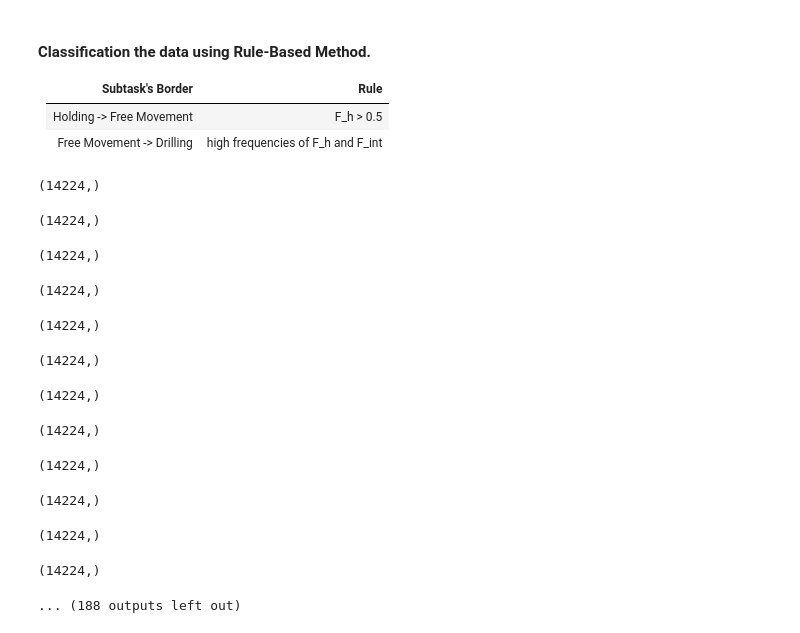
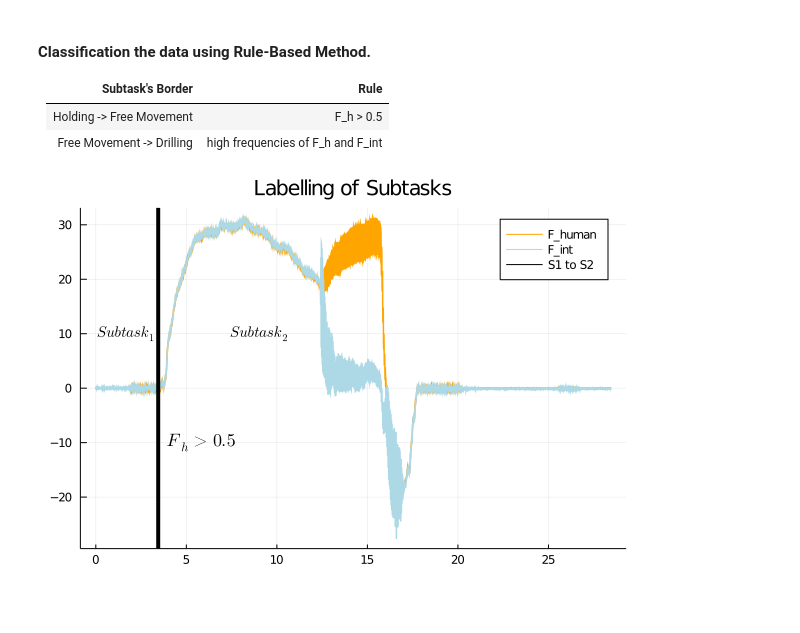
Before and after one commit to berkguler/comp541, a Jupyter notebook: v1.0.ipynb, the cells around one changed output. Drawn from its saved outputs; the diff is of its cells as text; code cells hidden in the pictures; blank space fills up the shorter version.

Commit message:
Labeling | Subtask 1 - Subtask 2

```diff
--- a/v1.0.ipynb
+++ b/v1.0.ipynb
@@ -139,23 +139,23 @@ X_selected =[X_selected[:,1] normalize(X_selected[:,2:end])];
 |------|------|
 | Holding -> Free Movement  | F_h > 0.5 |
 | Free Movement -> Drilling | high frequencies of F_h and F_int |
-# %%
-Y_selected = zeros(size(X))
-for index in 1:14224:length(X_selected)
-   #display(size(X[index:index+14224-1]))
-
-end
-# %% [output]
-(14224,)
-(14224,)
-(14224,)
-(14224,)
-(14224,)
-(14224,)
-(14224,)
-(14224,)
-(14224,)
-(14224,)
-(14224,)
-(14224,)
-... (188 outputs left out)
+# %%
+Y_selected = zeros(size(X_selected))
+
+F_h = X[1:14224,12]
+F_int = X[1:14224,11]
+t =  X_selected[1:14224,1]
+a = (findall(x->x>0.5, F_h)[1])
+
+plot(t,F_h, title = "Labelling of Subtasks",  label = "F_human" ,lw = 1.5, fmt = :png, linecolor = "Orange")
+plot!(t,F_int, label= "F_int", lw = 1.5, linecolor="LightBlue")
+plot!([t[a]], seriestype="vline", lw = 4, linecolor = "Black", label ="S1 to S2")
+annotate!(t[a]+0.5, -10, text("\$F_h > 0.5 \$",Plots.font("Dejavu Sans", 12),  :left))
+annotate!(0.1, 10, text("\$Subtask_1 \$",Plots.font("Dejavu Sans", 10),  :left))
+annotate!(t[a]+ 4, 10, text("\$Subtask_2 \$",Plots.font("Dejavu Sans", 10),  :left))
+#for index in 1:14224:length(X_selected)
+   #display(size(X[index:index+14224-1]))
+
+#end
+# %% [output]
+[figure, added]
```
